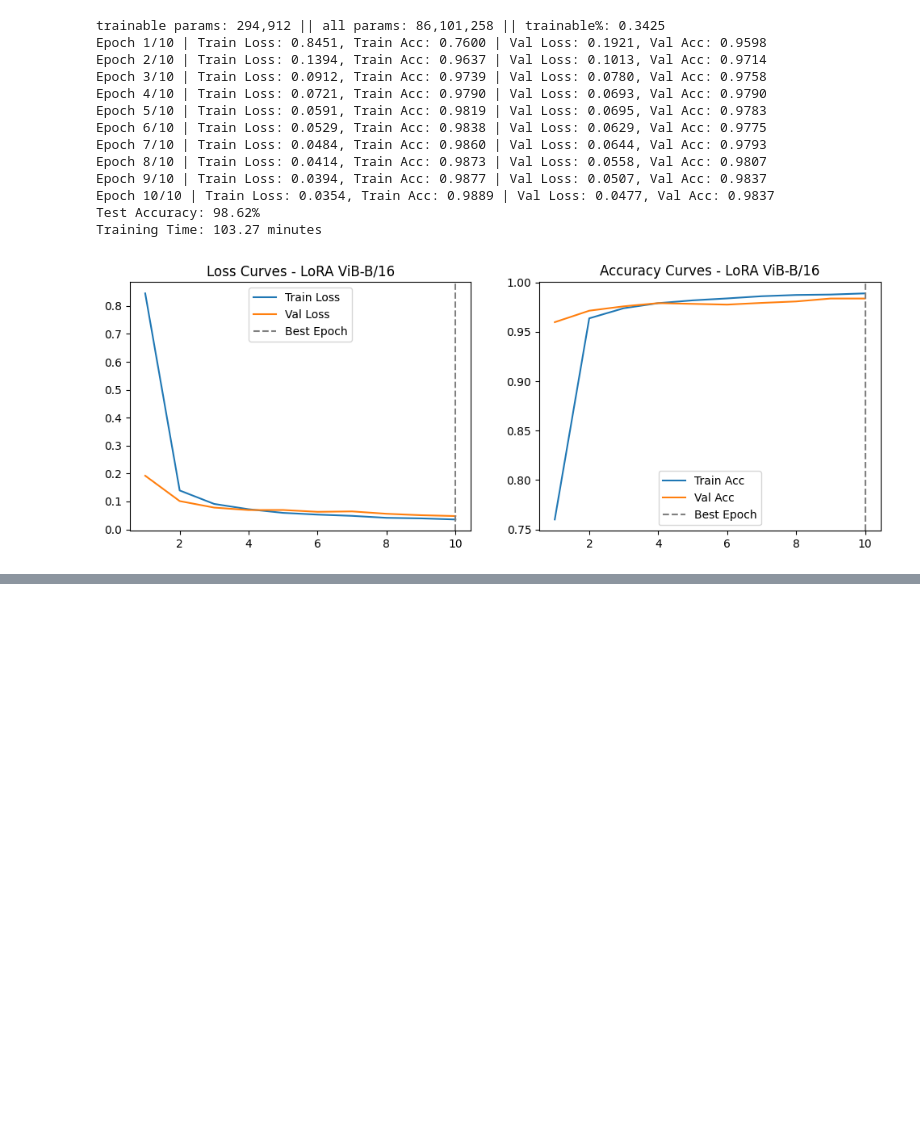
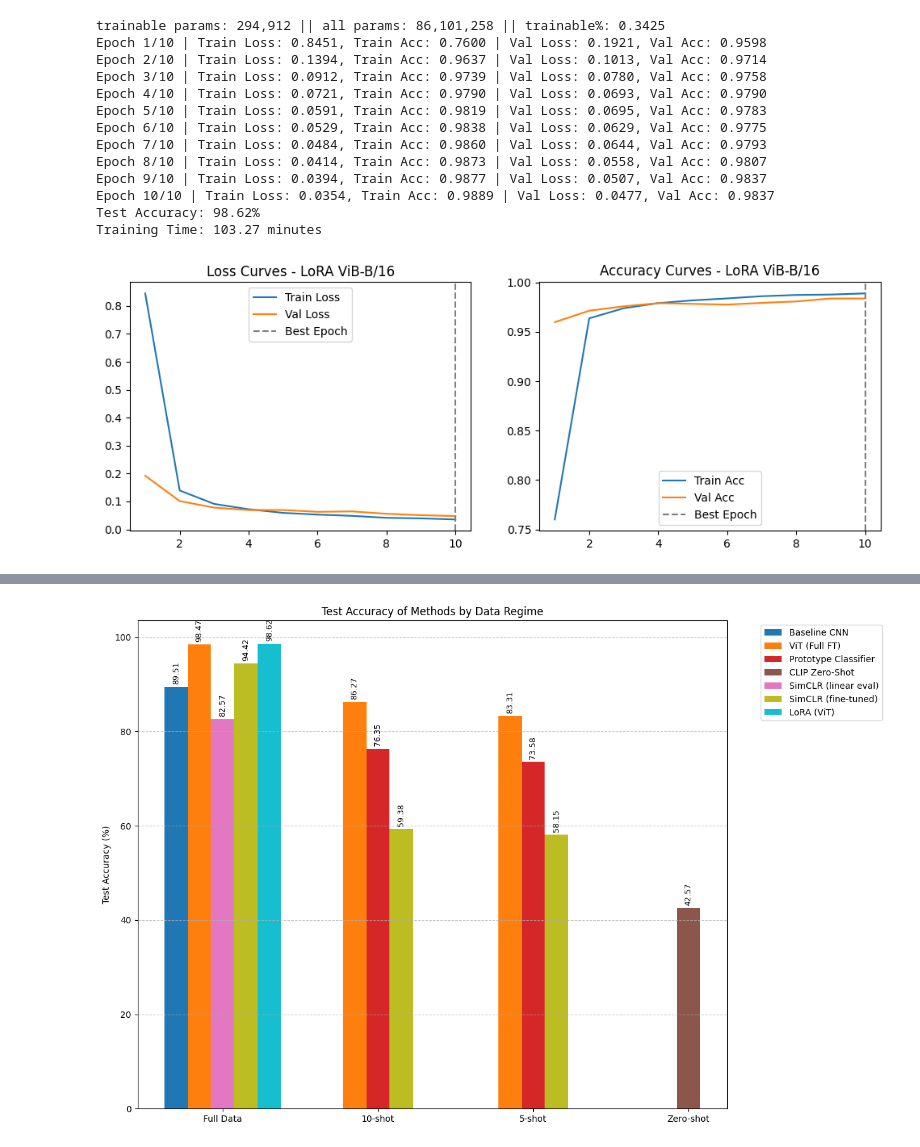
Before and after one commit to dboutzounis/Satellite-Data-Comparative-Study, a Jupyter notebook: satellite_image_classification.ipynb, the cells around one changed output, grey strips where cells are left out. Drawn from its saved outputs; the diff is of its cells as text; code cells hidden in the pictures; blank space fills up the shorter version.

```diff
--- a/satellite_image_classification.ipynb
+++ b/satellite_image_classification.ipynb
@@ -2218,0 +2280,91 @@ plot_train_curves(results_vit_lora, "LoRA ViT-B/16")
+# %%
+data = {
+    "Method": [
+        "Baseline CNN",
+        "ViT (Full FT)",
+        "Prototype Classifier",
+        "CLIP Zero-Shot",
+        "SimCLR (linear eval)",
+        "SimCLR (fine-tuned)",
+        "LoRA (ViT)",
+    ],
+    "Full Data (%)": [89.51, 98.47, np.nan, np.nan, 82.57, 94.42, 98.62],
+    "10-shot (%)": [np.nan, 86.27, 76.35, np.nan, np.nan, 59.38, np.nan],
+    "5-shot (%)": [np.nan, 83.31, 73.58, np.nan, np.nan, 58.15, np.nan],
+    "Zero-shot (%)": [np.nan, np.nan, np.nan, 42.57, np.nan, np.nan, np.nan],
+}
+
+df = pd.DataFrame(data)
+regimes = ["Full Data (%)", "10-shot (%)", "5-shot (%)", "Zero-shot (%)"]
+unique_methods = df["Method"].tolist()
+colors = plt.cm.tab10(np.linspace(0, 1, len(unique_methods)))
+method_color_map = dict(zip(unique_methods, colors))
+
+fig, ax = plt.subplots(figsize=(12, 10))
+
+x_centers = np.arange(len(regimes))
+bar_width = 0.15
+labels_added = set()
+
+for i, regime in enumerate(regimes):
+    valid_data = df[["Method", regime]].dropna()
+    n_bars = len(valid_data)
+
+    if n_bars == 0:
+        continue
+
+    offsets = np.arange(n_bars) - (n_bars - 1) / 2
+    pixel_offsets = offsets * bar_width
+
+    for j, (idx, row) in enumerate(valid_data.iterrows()):
+        method_name = row["Method"]
+        value = row[regime]
+
+        label = method_name if method_name not in labels_added else None
+        labels_added.add(method_name)
+
+        rect = ax.bar(
+            x_centers[i] + pixel_offsets[j],
+            value,
+            bar_width,
+            color=method_color_map[method_name],
+            label=label,
+        )
+
+        ax.annotate(
+            f"{value:.2f}",
+            xy=(rect[0].get_x() + rect[0].get_width() / 2, value),
+            xytext=(0, 3),
+            textcoords="offset points",
+            ha="center",
+            va="bottom",
+            rotation=90,
+            fontsize=9,
+        )
+
+ax.set_ylabel("Test Accuracy (%)")
+ax.set_title("Test Accuracy of Methods by Data Regime")
+ax.set_xticks(x_centers)
+ax.set_xticklabels([r.replace(" (%)", "") for r in regimes])
+
+handles, labels = ax.get_legend_handles_labels()
+by_label = dict(zip(labels, handles))
+ordered_handles = [by_label[m] for m in unique_methods if m in by_label]
+ordered_labels = [m for m in unique_methods if m in by_label]
+
+ax.legend(ordered_handles, ordered_labels, bbox_to_anchor=(1.05, 1), loc="upper left")
+ax.grid(axis="y", linestyle="--", alpha=0.7)
+
+plt.show()
+
+print("\nBest Performing Methods per Regime:")
+for regime in regimes:
+    best_idx = df[regime].idxmax()
+    if pd.notna(best_idx):
+        best_method = df.loc[best_idx, "Method"]
+        best_score = df.loc[best_idx, regime]
+        print(f"{regime}: {best_method} ({best_score}%)")
+    else:
+        print(f"{regime}: None")
+# %% [output]
+[figure, added]
```
Also changed, not shown: parts of 22 cells of this notebook.
